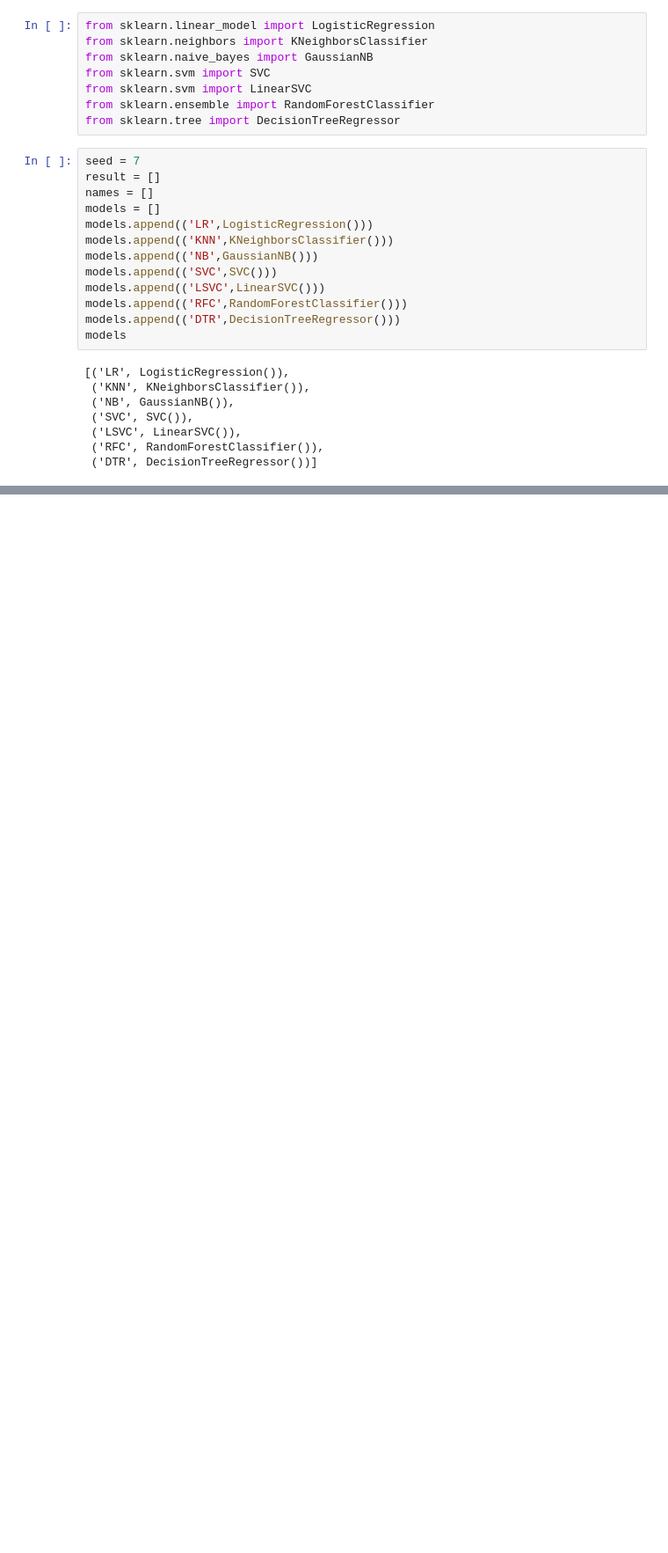
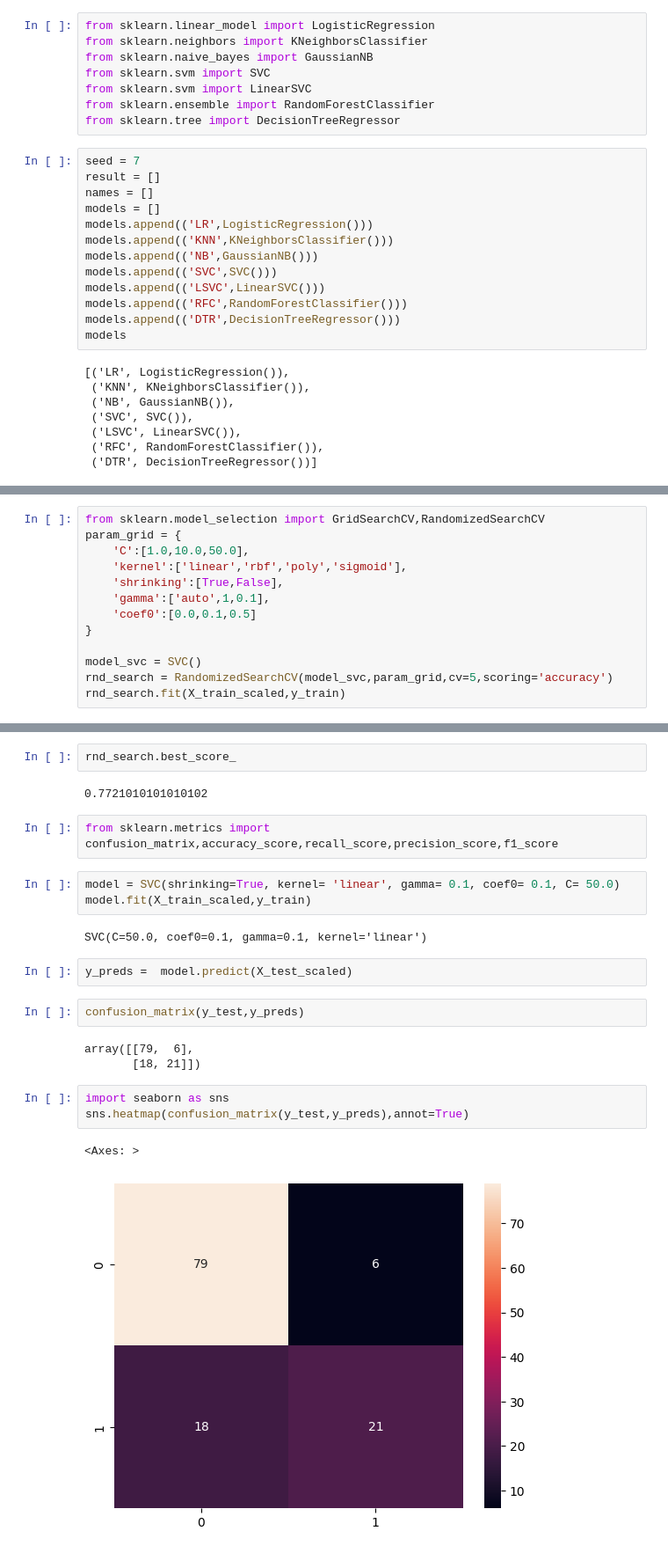
Before and after one commit to ibrahimediz/DeepLearningFundamentals, a Jupyter notebook: Dokumanlar/02_MachineLearning/01_MLFundamentals.ipynb, the cells around one changed output, grey strips where cells are left out. Shown: that part at 88% size. Drawn from its saved outputs; the diff is of its cells as text; blank space fills up the shorter version.

```diff
--- a/Dokumanlar/02_MachineLearning/01_MLFundamentals.ipynb
+++ b/Dokumanlar/02_MachineLearning/01_MLFundamentals.ipynb
@@ -296,0 +343,13 @@ plt.show()
+# %%
+from sklearn.model_selection import GridSearchCV,RandomizedSearchCV
+param_grid = {
+    'C':[1.0,10.0,50.0],
+    'kernel':['linear','rbf','poly','sigmoid'],
+    'shrinking':[True,False],
+    'gamma':['auto',1,0.1],
+    'coef0':[0.0,0.1,0.5]
+}
+
+model_svc = SVC()
+rnd_search = RandomizedSearchCV(model_svc,param_grid,cv=5,scoring='accuracy')
+rnd_search.fit(X_train_scaled,y_train)
@@ -296,0 +369,24 @@ plt.show()
+# %%
+rnd_search.best_score_
+# %% [output]
+0.7721010101010102
+# %%
+from sklearn.metrics import confusion_matrix,accuracy_score,recall_score,precision_score,f1_score
+# %%
+model = SVC(shrinking=True, kernel= 'linear', gamma= 0.1, coef0= 0.1, C= 50.0)
+model.fit(X_train_scaled,y_train)
+# %% [output]
+SVC(C=50.0, coef0=0.1, gamma=0.1, kernel='linear')
+# %%
+y_preds =  model.predict(X_test_scaled)
+# %%
+confusion_matrix(y_test,y_preds)
+# %% [output]
+array([[79,  6],
+       [18, 21]])
+# %%
+import seaborn as sns
+sns.heatmap(confusion_matrix(y_test,y_preds),annot=True)
+# %% [output]
+<Axes: >
+[figure, added]
```
Also changed, not shown: parts of 12 cells of this notebook, 25 other files.
